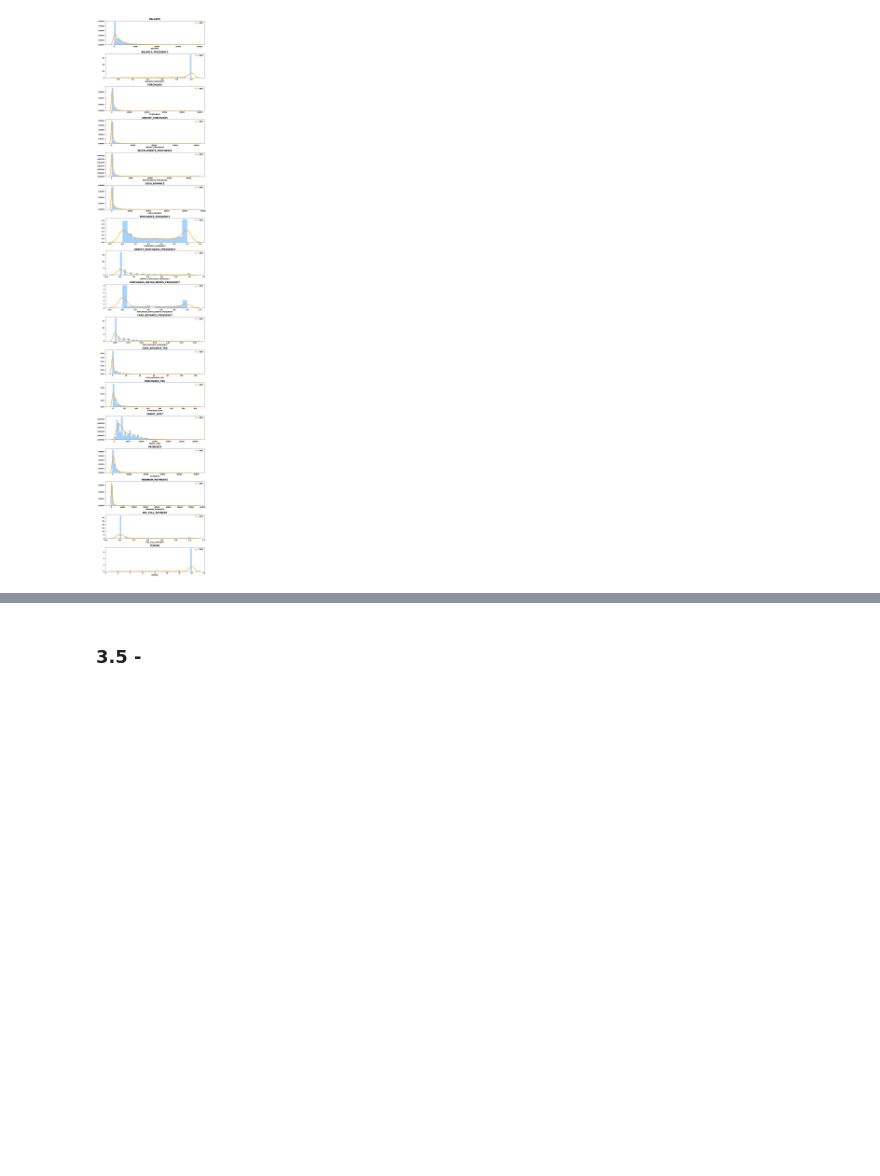
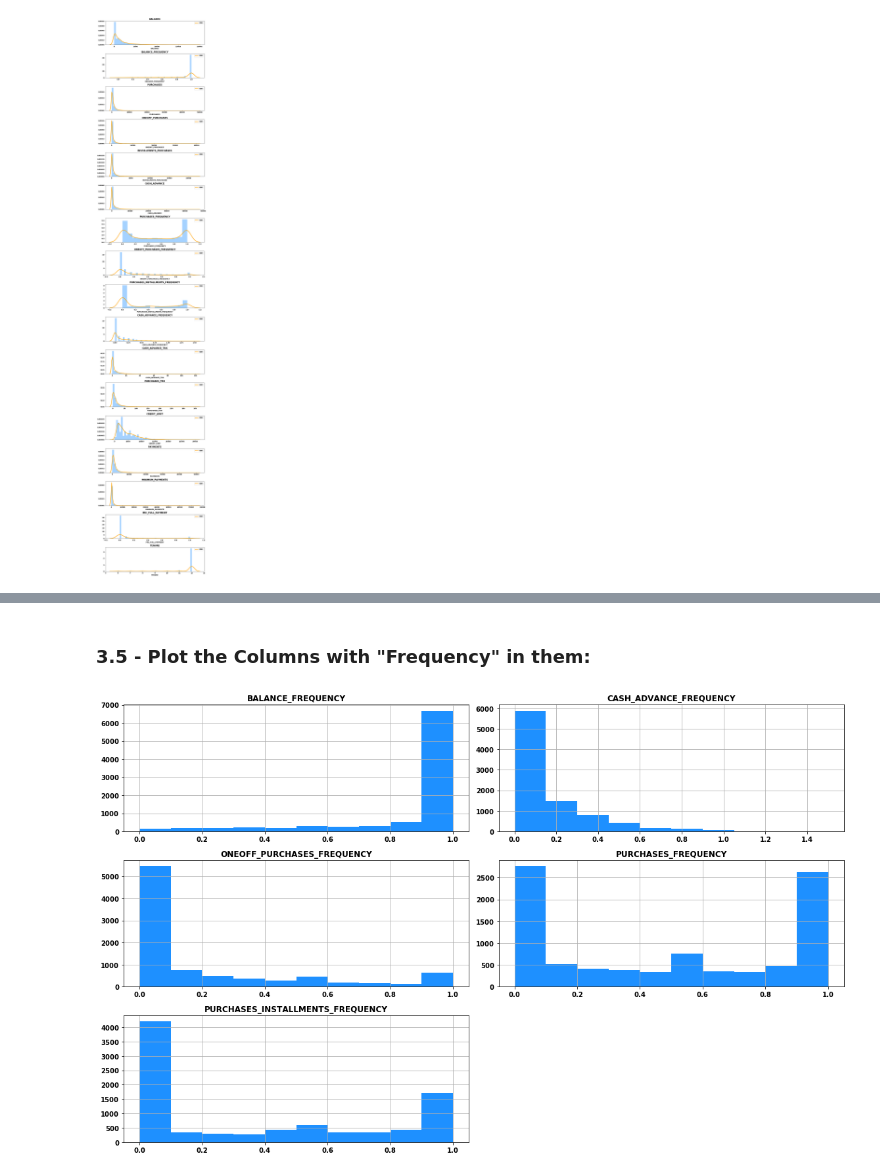
Before and after one commit to ylee9107/DS_Projects_for_Business, a Jupyter notebook: Project 2 - DS For Marketing Department/DSB_Marketing Department.ipynb, the cells around one changed output, grey strips where cells are left out. Drawn from its saved outputs; the diff is of its cells as text; code cells hidden in the pictures; blank space fills up the shorter version.

```diff
--- a/Project 2 - DS For Marketing Department/DSB_Marketing Department.ipynb
+++ b/Project 2 - DS For Marketing Department/DSB_Marketing Department.ipynb
@@ -260,2 +296,11 @@ plt.tight_layout()
 # %% [markdown]
-### 3.5 -
+### 3.5 - Plot the Columns with "Frequency" in them:
+# %%
+# Filter:
+condition_frequency = [x for x in df_for_plot.columns if 'FREQUENCY' in x]
+
+# Prepare the data:
+df_for_plot[condition_frequency].hist(figsize=(16,10), color='dodgerblue')
+plt.tight_layout()
+# %% [output]
+[figure, added]
```
Also changed, not shown: parts of 33 cells of this notebook.
